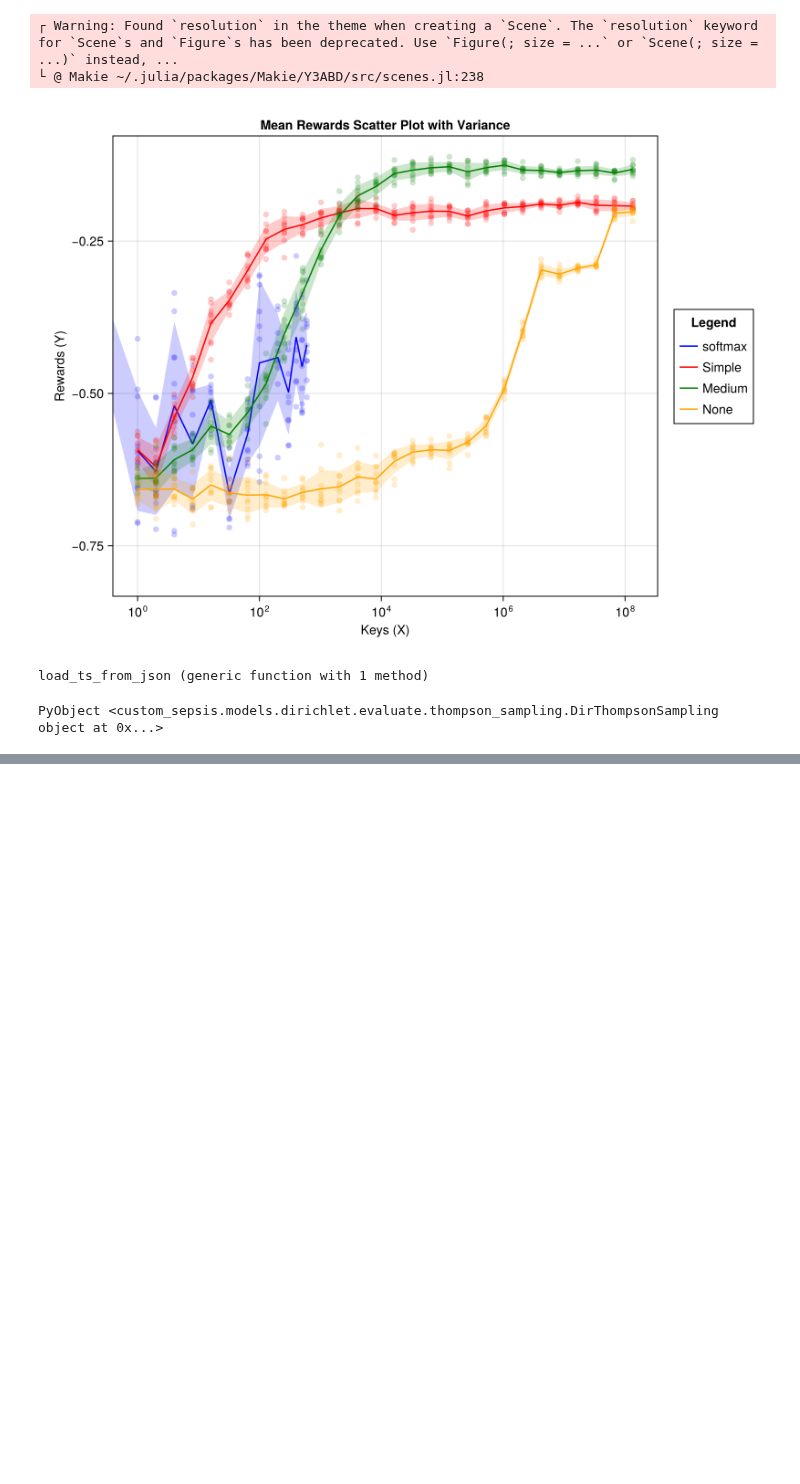
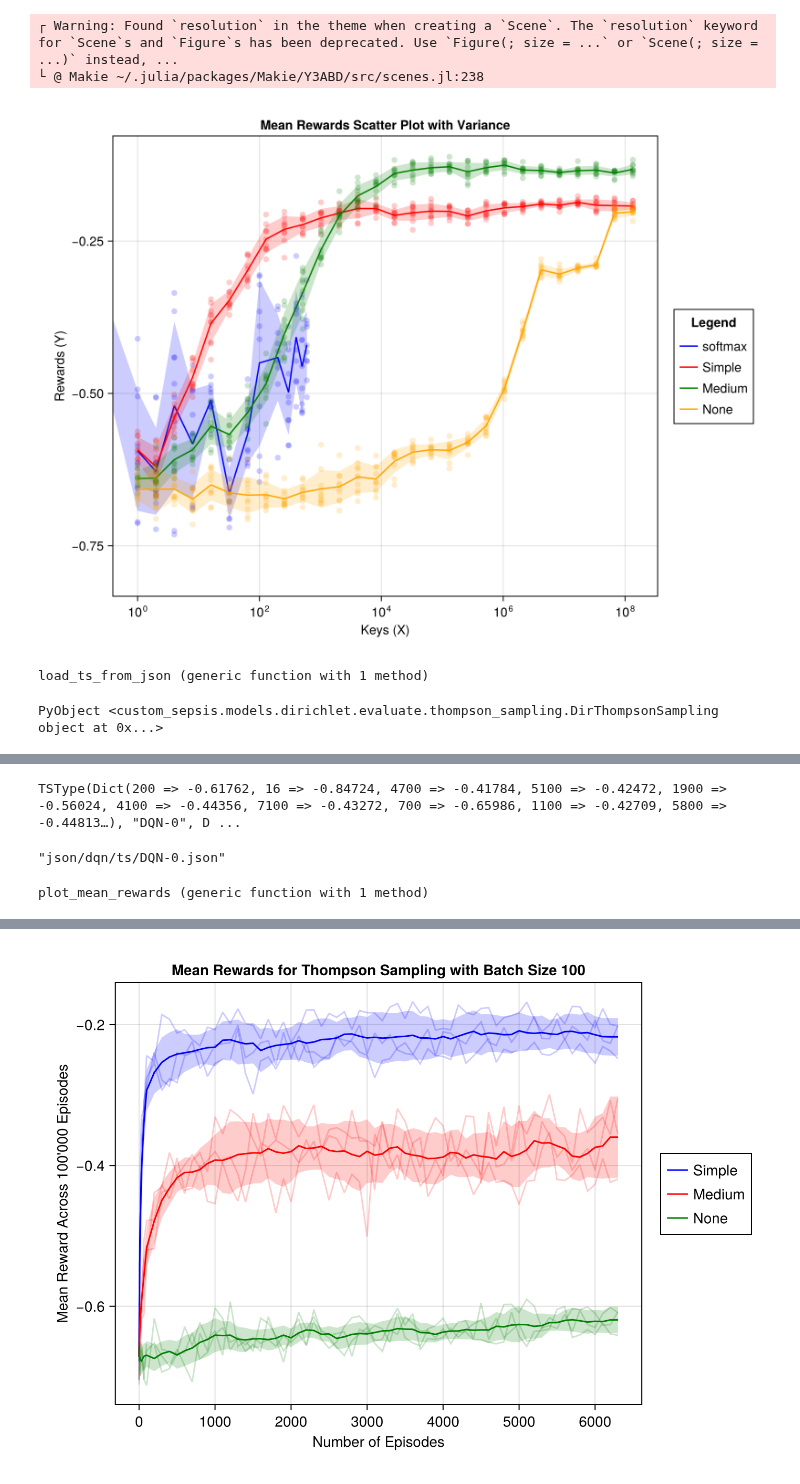
Before and after one commit to luisastue/hc-rl-thompson-sampling, a Jupyter notebook: sepsis/custom_sepsis/src/custom_sepsis/plot.ipynb, the cells around one changed output, grey strips where cells are left out. Saved outputs shown, nothing was run; the diff lists cells and outputs as text; code cells hidden in the pictures; blank space fills up the shorter version.

Commit message:
some progress on plotting

```diff
--- a/sepsis/custom_sepsis/src/custom_sepsis/plot.ipynb
+++ b/sepsis/custom_sepsis/src/custom_sepsis/plot.ipynb
@@ -189,0 +134,14 @@ PyObject <custom_sepsis.models.dirichlet.evaluate.thompson_sampling.DirThompsonS
+# %%
+ks = sort(collect(keys(ts[:Simple][1].mean_rewards)))
+for i in 1:2
+    rewards = Dict()
+    for k in ks
+        training = sepsis_gym.train_dqn(sepsis_gym.true_env, k, k)
+        rewards[k] = training.evaluate_policy(100000)
+    end
+    push!(ts[:DQN], TSType(
+        rewards,
+        "DQN-$i",
+        Dict("name" => "DQN-$i")
+    ))
+end
@@ -189,0 +152,4 @@ PyObject <custom_sepsis.models.dirichlet.evaluate.thompson_sampling.DirThompsonS
+# %%
+for i in 1:2
+    save_ts_to_json(ts[:DQN][i+1], "json/dqn/ts/DQN-$i.json")
+end
@@ -189,0 +167,61 @@ PyObject <custom_sepsis.models.dirichlet.evaluate.thompson_sampling.DirThompsonS
+# %%
+ts[:DQN][1]
+# %% [output]
+TSType(Dict(200 => -0.61762, 16 => -0.84724, 4700 => -0.41784, 5100 => -0.42472, 1900 => -0.56024, 4100 => -0.44356, 7100 => -0.43272, 700 => -0.65986, 1100 => -0.42709, 5800 => -0.44813…), "DQN-0", D ...
+# %%
+save_ts_to_json(ts[:DQN][1], "json/dqn/ts/DQN-0.json")
+# %% [output]
+"json/dqn/ts/DQN-0.json"
+# %%
+random_mean = mean([sepsis_gym.evaluate_policy(sepsis_gym.random_policy(), 1000) for i in 1:100])
+# %% [output]
+plot_mean_rewards (generic function with 1 method)
+# %%
+using Statistics
+
+function moving_average(data, window_size)
+    n = length(data)
+    cumsum = accumulate(+, vcat(0.0, data))
+    smoothed = (cumsum[(window_size+1):end] .- cumsum[1:end-window_size]) ./ window_size
+    # Ensure the smoothed array matches the original size
+    padding = div(window_size, 2)
+    return vcat(fill(data[1], padding), smoothed, fill(data[end], n - length(smoothed) - padding))
+end
+
+function plot_mean_rewards(ts)
+    fig = Figure(resolution=(700, 500))
+    ax = Axis(fig[1, 1], xlabel = "Number of Episodes", ylabel = "Mean Reward Across 100'000 Episodes", title = "Mean Rewards for Thompson Sampling with Batch Size 100")
+
+    colors = [:blue, :red, :green, :orange, :purple]
+
+    # Modify your plotting loop to smooth the mean curve
+    window_size = 5  # Adjust the window size as needed
+
+    for (i, type) in keys(ts)
+        all_keys = [sort(collect(keys(model.mean_rewards))) for model in ts[type]]
+        min_keys = minimum(length.(all_keys))
+        ks = all_keys[1][1:min_keys]
+        all_rewards = []
+        for model in ts[type]
+            rewards = [model.mean_rewards[k] for k in ks]
+            push!(all_rewards, rewards)
+            lines!(ax, Float64.(ks), Float64.(rewards), color=(colors[i], 0.2))
+        end
+        mean_rewards = mean(all_rewards)
+        smoothed_mean_rewards = moving_average(mean_rewards, window_size)
+        lines!(ax, Float64.(ks), Float64.(smoothed_mean_rewards), color=colors[i], linewidth=1.5, label=string(type))
+
+        std_rewards = std(all_rewards)
+        smoothed_std_rewards = moving_average(std_rewards, window_size)
+        low = smoothed_mean_rewards .- smoothed_std_rewards
+        high = smoothed_mean_rewards .+ smoothed_std_rewards
+        band!(ax, Float64.(ks), Float64.(low), Float64.(high), color=(colors[i], 0.2))
+    end
+
+    lines!(ax, ks, fill(random_mean, length(ks)), color=:black, linestyle=:dash, label="Random Policy")
+
+    Legend(fig[1,2], ax)
+
+    display(fig)
+end
+# %% [output]
@@ -189,0 +230 @@ PyObject <custom_sepsis.models.dirichlet.evaluate.thompson_sampling.DirThompsonS
+[figure, added]
```
Also changed, not shown: parts of 14 cells of this notebook, 21 other files.
